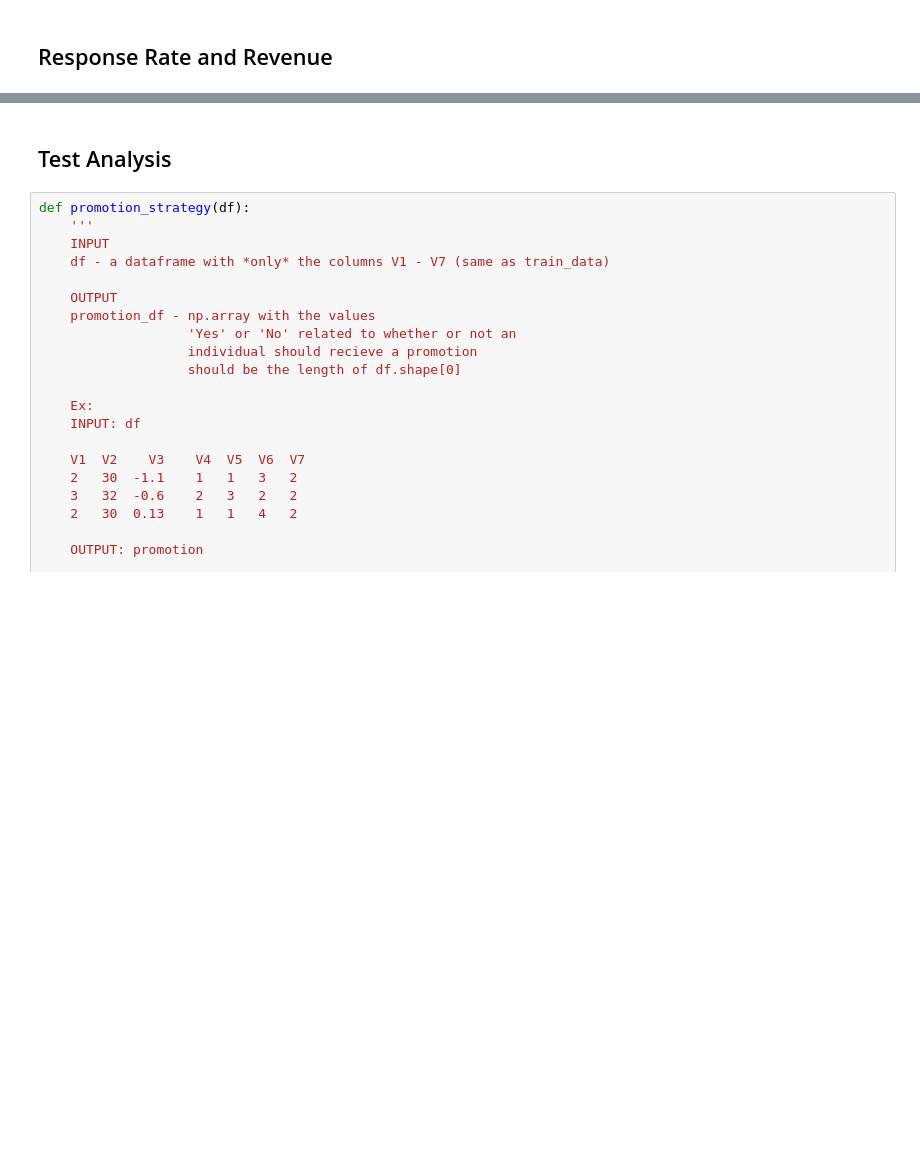
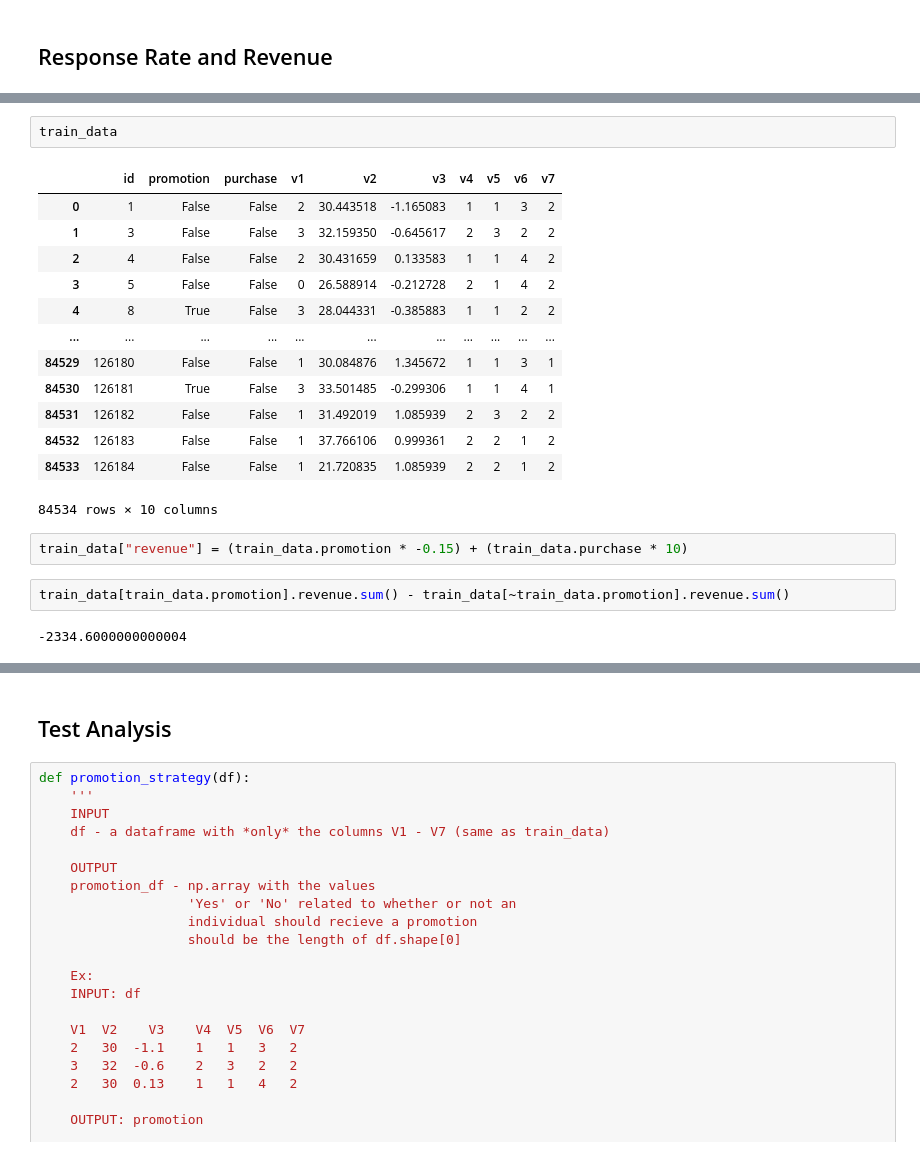
Before and after one commit to netxph/sb-analysis, a Jupyter notebook: notebooks/02 Starbucks Analysis.ipynb, the cells around one changed output, grey strips where cells are left out. Saved outputs shown, nothing was run; the diff lists cells and outputs as text; blank space fills up the shorter version.

```diff
--- a/notebooks/02 Starbucks Analysis.ipynb
+++ b/notebooks/02 Starbucks Analysis.ipynb
@@ -101,0 +198,22 @@ nir(train_data)
+# %%
+train_data
+# %% [output]
+|  | id | promotion | purchase | v1 | v2 | v3 | v4 | v5 | v6 | v7 |
+| 0 | 1 | False | False | 2 | 30.443518 | -1.165083 | 1 | 1 | 3 | 2 |
+| 1 | 3 | False | False | 3 | 32.159350 | -0.645617 | 2 | 3 | 2 | 2 |
+| 2 | 4 | False | False | 2 | 30.431659 | 0.133583 | 1 | 1 | 4 | 2 |
+| 3 | 5 | False | False | 0 | 26.588914 | -0.212728 | 2 | 1 | 4 | 2 |
+| 4 | 8 | True | False | 3 | 28.044331 | -0.385883 | 1 | 1 | 2 | 2 |
+| ... | ... | ... | ... | ... | ... | ... | ... | ... | ... | ... |
+| 84529 | 126180 | False | False | 1 | 30.084876 | 1.345672 | 1 | 1 | 3 | 1 |
+| 84530 | 126181 | True | False | 3 | 33.501485 | -0.299306 | 1 | 1 | 4 | 1 |
+| 84531 | 126182 | False | False | 1 | 31.492019 | 1.085939 | 2 | 3 | 2 | 2 |
+| 84532 | 126183 | False | False | 1 | 37.766106 | 0.999361 | 2 | 2 | 1 | 2 |
+| 84533 | 126184 | False | False | 1 | 21.720835 | 1.085939 | 2 | 2 | 1 | 2 |
+84534 rows × 10 columns
+# %%
+train_data["revenue"] = (train_data.promotion * -0.15) + (train_data.purchase * 10)
+# %%
+train_data[train_data.promotion].revenue.sum() - train_data[~train_data.promotion].revenue.sum()
+# %% [output]
+-2334.6000000000004
```
Also changed, not shown: parts of 21 cells of this notebook, 2 other files.
